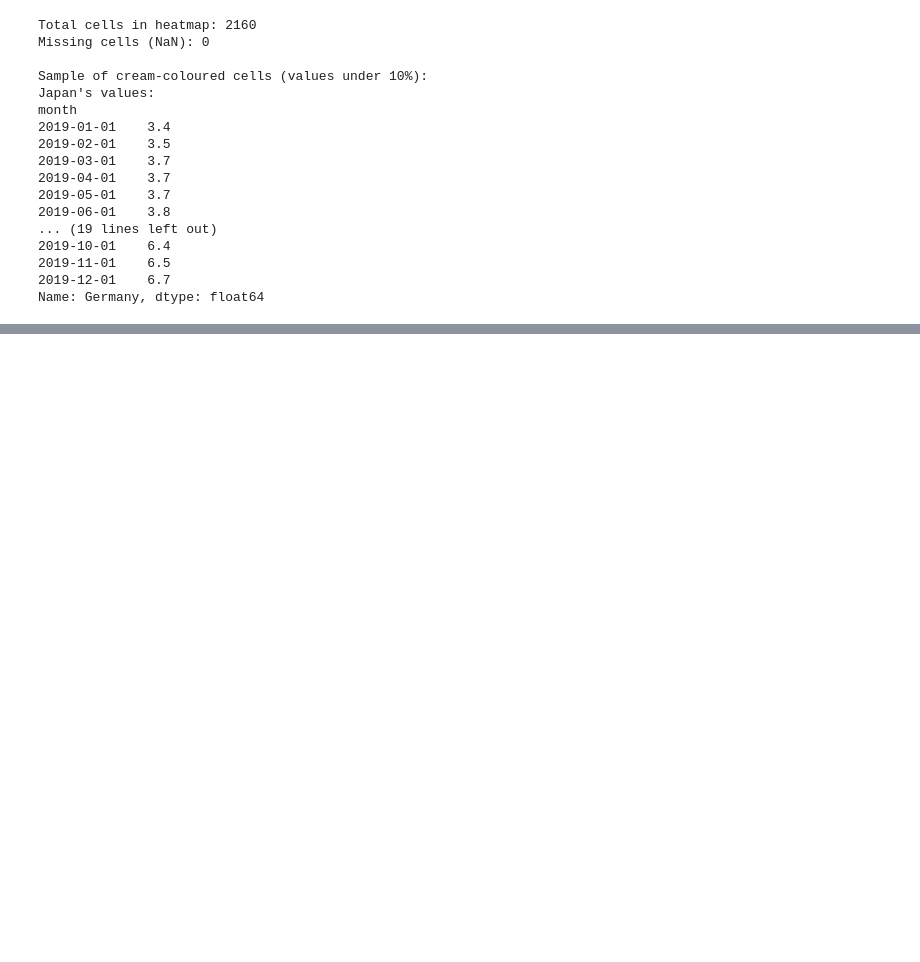
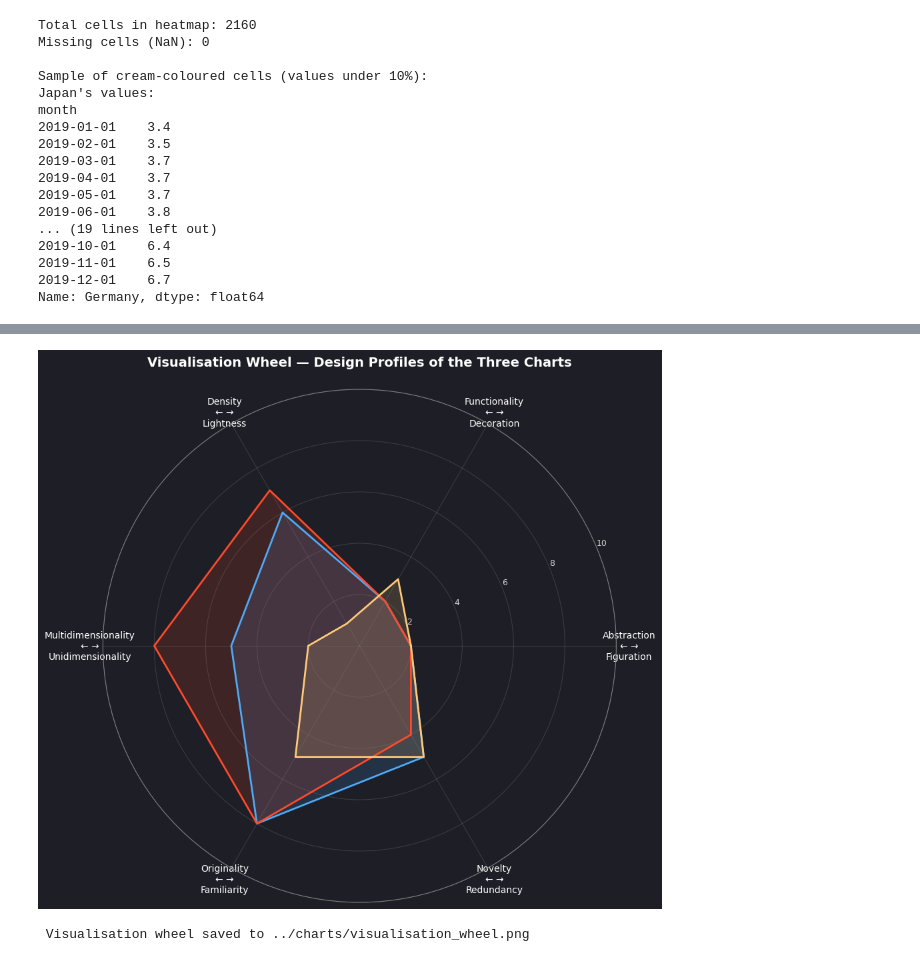
Before and after one commit to Tiana-Coker/covid-youth-unemployment-viz, a Jupyter notebook: notebooks/01_data_exploration.ipynb, the cells around one changed output, grey strips where cells are left out. Saved outputs shown, nothing was run; the diff lists cells and outputs as text; code cells hidden in the pictures; blank space fills up the shorter version.

Commit message:
feat: add visualisation wheel for chart design profiles

```diff
--- a/notebooks/01_data_exploration.ipynb
+++ b/notebooks/01_data_exploration.ipynb
@@ -637,0 +646,76 @@ Name: Germany, dtype: float64
+# %%
+import numpy as np
+import matplotlib.pyplot as plt
+
+# Visualisation Wheel dimensions
+dimensions = [
+    "Abstraction\n← →\nFiguration",
+    "Functionality\n← →\nDecoration",
+    "Density\n← →\nLightness",
+    "Multidimensionality\n← →\nUnidimensionality",
+    "Originality\n← →\nFamiliarity",
+    "Novelty\n← →\nRedundancy"
+]
+
+# Scores for each chart
+chart1 = [2, 2, 6, 5, 8, 5]   # Chart 1 — OECD trend
+chart2 = [2, 2, 7, 8, 8, 4]   # Chart 2 — The gap
+chart3 = [2, 3, 1, 2, 5, 5]   # Chart 3 — Country heatmap
+
+# Close the loops
+chart1 += chart1[:1]
+chart2 += chart2[:1]
+chart3 += chart3[:1]
+
+# Angles
+num_vars = len(dimensions)
+angles = np.linspace(0, 2 * np.pi, num_vars, endpoint=False).tolist()
+angles += angles[:1]
+
+# Plot
+fig, ax = plt.subplots(figsize=(10, 10), subplot_kw=dict(polar=True))
+fig.patch.set_facecolor('#1E1E26')
+ax.set_facecolor('#1E1E26')
+
+# Three charts overlaid
+ax.plot(angles, chart1, color='#4DABF7', linewidth=2)
+ax.fill(angles, chart1, color='#4DABF7', alpha=0.15)
+
+ax.plot(angles, chart2, color='#FF4B2B', linewidth=2)
+ax.fill(angles, chart2, color='#FF4B2B', alpha=0.15)
+
+ax.plot(angles, chart3, color='#FFC97A', linewidth=2)
+ax.fill(angles, chart3, color='#FFC97A', alpha=0.15)
+
+# Axis labels
+ax.set_xticks(angles[:-1])
+ax.set_xticklabels(dimensions, color='white', fontsize=10)
+
+# Radial ticks
+ax.set_ylim(0, 10)
+ax.set_yticks([2, 4, 6, 8, 10])
+ax.set_yticklabels(['2', '4', '6', '8', '10'], color='lightgray', fontsize=9)
+
+# Grid
+ax.grid(color='gray', alpha=0.3)
+ax.spines['polar'].set_color('gray')
+
+# Title only
+ax.set_title(
+    "Visualisation Wheel — Design Profiles of the Three Charts",
+    color='white', fontsize=14, pad=25, fontweight='bold'
+)
+
+
+plt.savefig(
+    '../charts/visualisation_wheel.png',
+    dpi=300,
+    bbox_inches='tight',
+    facecolor=fig.get_facecolor()
+)
+plt.show()
+
+print(" Visualisation wheel saved to ../charts/visualisation_wheel.png")
+# %% [output]
+[figure, added]
+ Visualisation wheel saved to ../charts/visualisation_wheel.png
```
Also changed, not shown: parts of 13 cells of this notebook, 1 other file.
